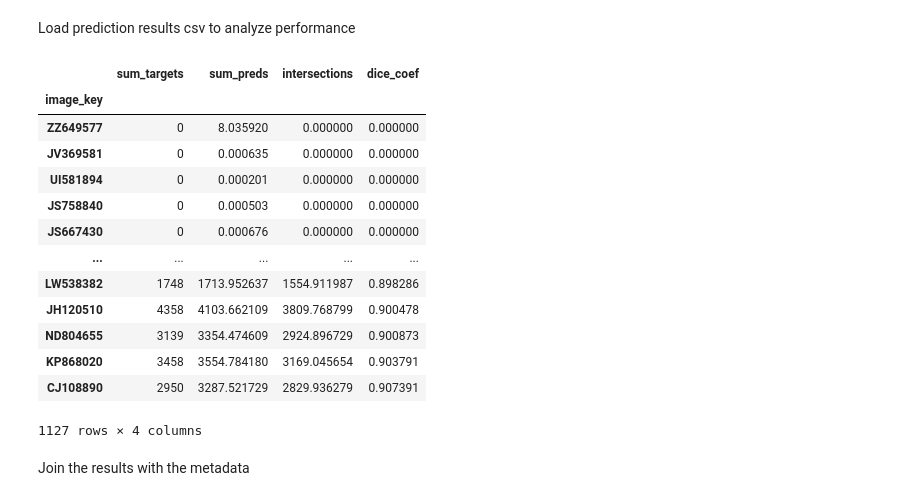
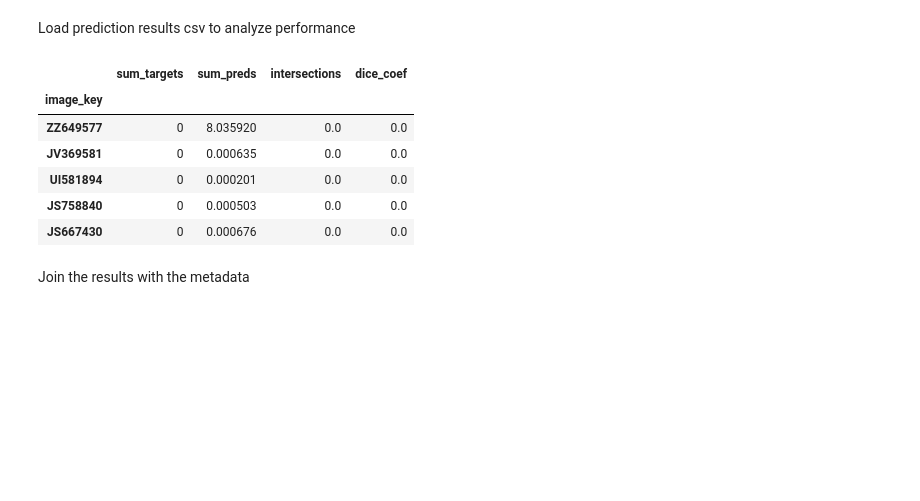
Before and after one commit to TeamEpochGithub/iv-q2-detect-kelp, a Jupyter notebook: notebooks/analyze_preds.ipynb, the cells around one changed output. Saved outputs shown, nothing was run; the diff lists cells and outputs as text; code cells hidden in the pictures; blank space fills up the shorter version.

```diff
--- a/notebooks/analyze_preds.ipynb
+++ b/notebooks/analyze_preds.ipynb
@@ -37,22 +37,15 @@ Load prediction results csv to analyze performance
 # %%
 # Load the prediction results
 results = pd.read_csv(RESULTS_PATH, index_col=0)
-results
+results.head()
 # %% [output]
 |  | sum_targets | sum_preds | intersections | dice_coef |
 | image_key |  |  |  |  |
-| ZZ649577 | 0 | 8.035920 | 0.000000 | 0.000000 |
-| JV369581 | 0 | 0.000635 | 0.000000 | 0.000000 |
-| UI581894 | 0 | 0.000201 | 0.000000 | 0.000000 |
-| JS758840 | 0 | 0.000503 | 0.000000 | 0.000000 |
-| JS667430 | 0 | 0.000676 | 0.000000 | 0.000000 |
-| ... | ... | ... | ... | ... |
-| LW538382 | 1748 | 1713.952637 | 1554.911987 | 0.898286 |
-| JH120510 | 4358 | 4103.662109 | 3809.768799 | 0.900478 |
-| ND804655 | 3139 | 3354.474609 | 2924.896729 | 0.900873 |
-| KP868020 | 3458 | 3554.784180 | 3169.045654 | 0.903791 |
-| CJ108890 | 2950 | 3287.521729 | 2829.936279 | 0.907391 |
+| ZZ649577 | 0 | 8.035920 | 0.0 | 0.0 |
+| JV369581 | 0 | 0.000635 | 0.0 | 0.0 |
+| UI581894 | 0 | 0.000201 | 0.0 | 0.0 |
+| JS758840 | 0 | 0.000503 | 0.0 | 0.0 |
+| JS667430 | 0 | 0.000676 | 0.0 | 0.0 |
-1127 rows × 4 columns
 # %% [markdown]
 Join the results with the metadata
 # %%
```
Also changed, not shown: parts of 8 cells of this notebook.
